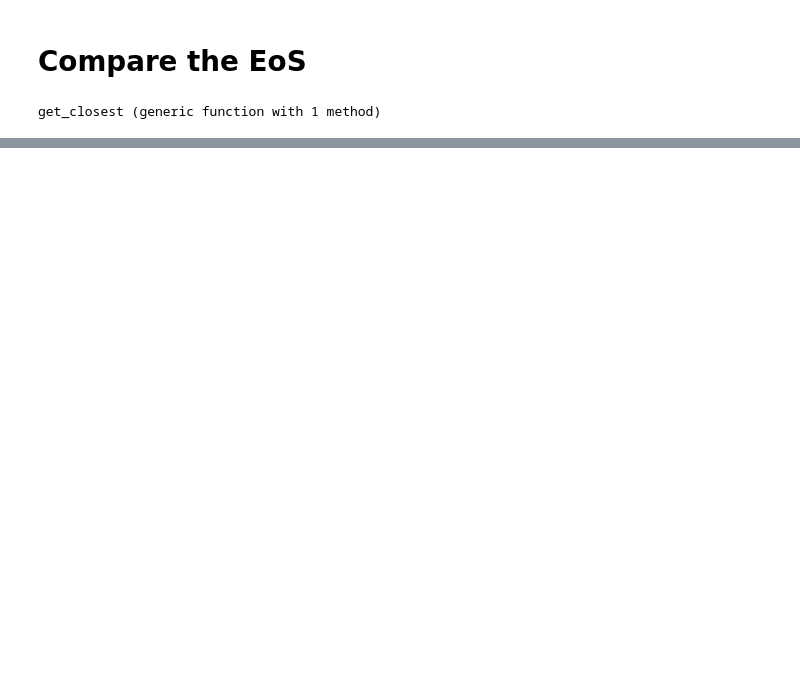
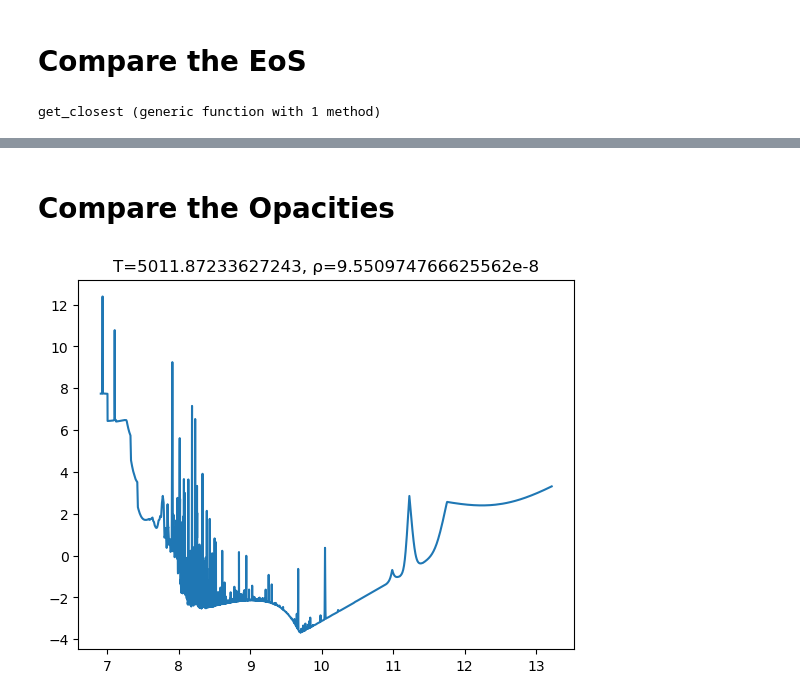
Before and after one commit to pe1995/TSO.jl, a Jupyter notebook: examples/converting_tables/aesopus.ipynb, the cells around one changed output, grey strips where cells are left out. Saved outputs shown, nothing was run; the diff lists cells and outputs as text; code cells hidden in the pictures; blank space fills up the shorter version.

```diff
--- a/examples/converting_tables/aesopus.ipynb
+++ b/examples/converting_tables/aesopus.ipynb
@@ -77,0 +115,20 @@ gcf()
+# %% [markdown]
+# Compare the Opacities
+# %%
+T, r, l, κ = opaAESO;
+
+it = get_closest(T, log(5000.))
+ir = get_closest(r, log(1e-7))
+
+
+close()
+
+## Title
+plt.title("T=$(exp(T[it])), ρ=$(exp(r[ir]))")
+
+## plot
+plt.plot(l, κ[it, ir, :])
+
+gcf()
+# %% [output]
+[figure, added]
```
Also changed, not shown: parts of 17 cells of this notebook, 13 other files.
